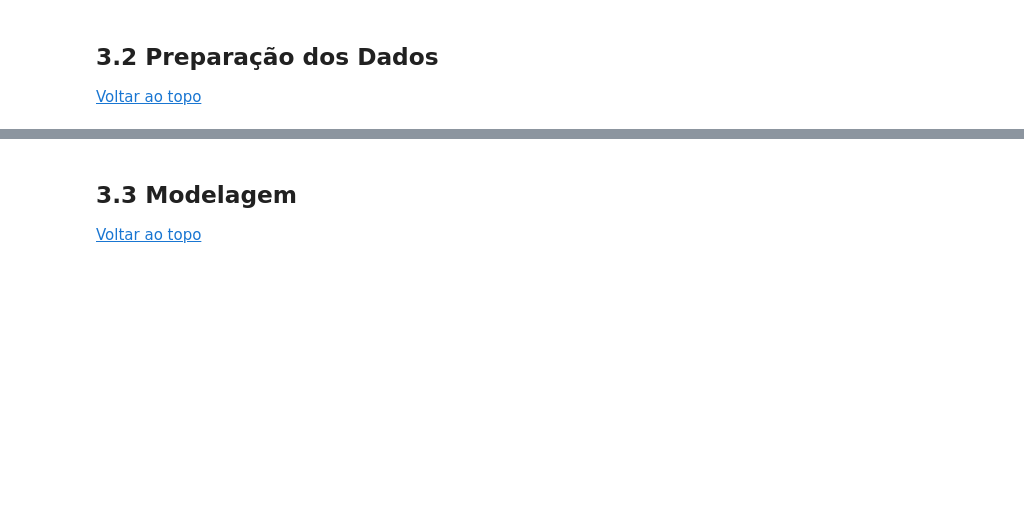
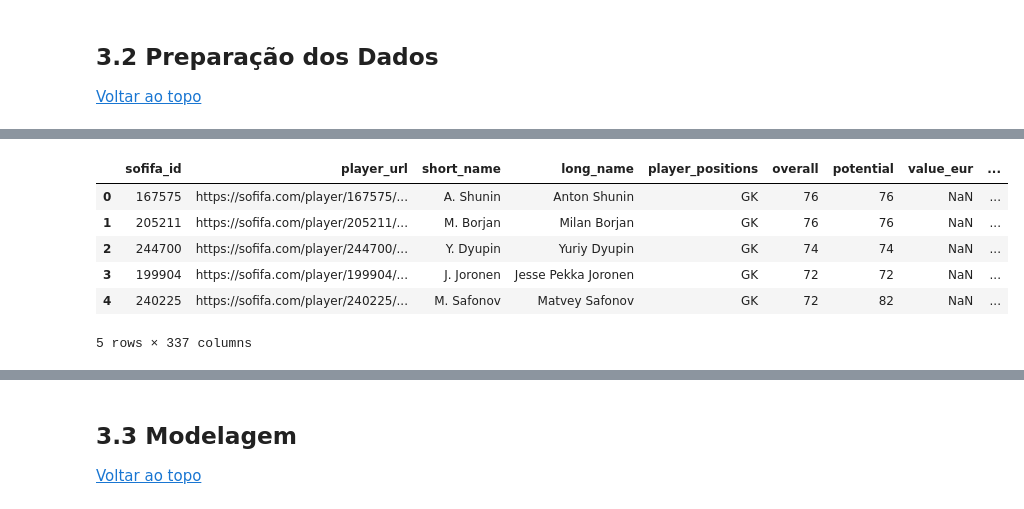
Before and after one commit to olucaslopes/fifa22-players-analysis, a Jupyter notebook: Relatorio.ipynb, the cells around one changed output, grey strips where cells are left out. Drawn from its saved outputs; the diff is of its cells as text; code cells hidden in the pictures; blank space fills up the shorter version.

```diff
--- a/Relatorio.ipynb
+++ b/Relatorio.ipynb
@@ -150,0 +413,43 @@ features = filtered_df[features]._get_numeric_data()
+# %%
+# Removendo caracteres especiais
+data["player_tags"].replace("\xa0", "", regex=True, inplace=True)
+
+# Convertendo variáveis categoricas nominais em dummies
+
+player_traits_dummies = data.player_traits.str.get_dummies(sep=', ')
+player_traits_dummies.columns = ['trait '+col_name for col_name in player_traits_dummies.columns]
+
+player_tags_dummies = data.player_tags.str.get_dummies(sep=', ')
+player_tags_dummies.columns = ['tag '+col_name for col_name in player_tags_dummies.columns]
+
+player_positions_dummies = data.player_positions.str.get_dummies(sep=', ')
+
+work_rate_dummies = data.work_rate.str.get_dummies()
+work_rate_dummies.columns = ['work rate ' + col_name for col_name in work_rate_dummies.columns]
+
+body_type_dummies = data.body_type.str.get_dummies()
+body_type_dummies.columns = ['body type ' + col_name for col_name in body_type_dummies.columns]
+
+preferred_foot_dummies = data.preferred_foot.str.get_dummies()
+preferred_foot_dummies.columns = ['preferred foot ' + col_name for col_name in preferred_foot_dummies.columns]
+
+nationality_name_dummies = data.nationality_name.str.get_dummies()
+nationality_name_dummies.columns = ['nationality ' + col_name for col_name in nationality_name_dummies.columns]
+
+processed_data = pd.concat(
+    [
+        data, player_traits_dummies, player_tags_dummies,
+        player_positions_dummies, work_rate_dummies, body_type_dummies,
+        preferred_foot_dummies, nationality_name_dummies
+    ], axis=1
+)
+
+processed_data.head()
+# %% [output]
+|  | sofifa_id | player_url | short_name | long_name | player_positions | overall | potential | value_eur | ... |
+| 0 | 167575 | https://sofifa.com/player/167575/... | A. Shunin | Anton Shunin | GK | 76 | 76 | NaN | ... |
+| 1 | 205211 | https://sofifa.com/player/205211/... | M. Borjan | Milan Borjan | GK | 76 | 76 | NaN | ... |
+| 2 | 244700 | https://sofifa.com/player/244700/... | Y. Dyupin | Yuriy Dyupin | GK | 74 | 74 | NaN | ... |
+| 3 | 199904 | https://sofifa.com/player/199904/... | J. Joronen | Jesse Pekka Joronen | GK | 72 | 72 | NaN | ... |
+| 4 | 240225 | https://sofifa.com/player/240225/... | M. Safonov | Matvey Safonov | GK | 72 | 82 | NaN | ... |
+5 rows × 337 columns
```
Also changed, not shown: parts of 28 cells of this notebook.
